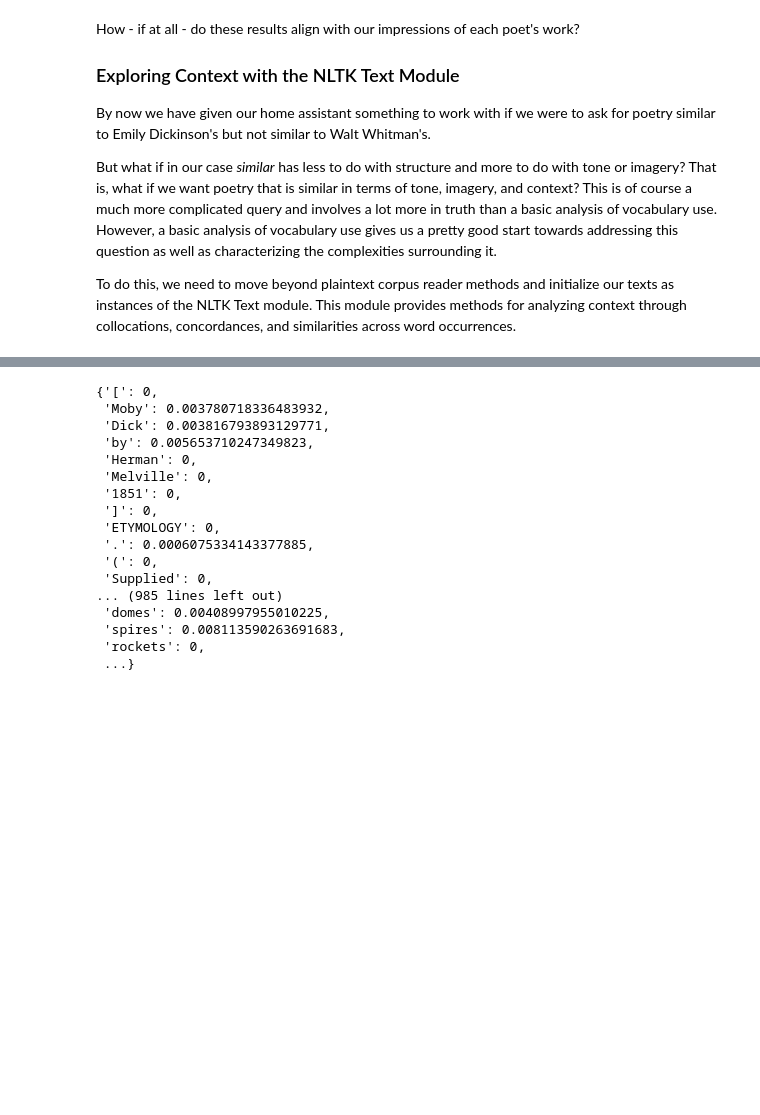
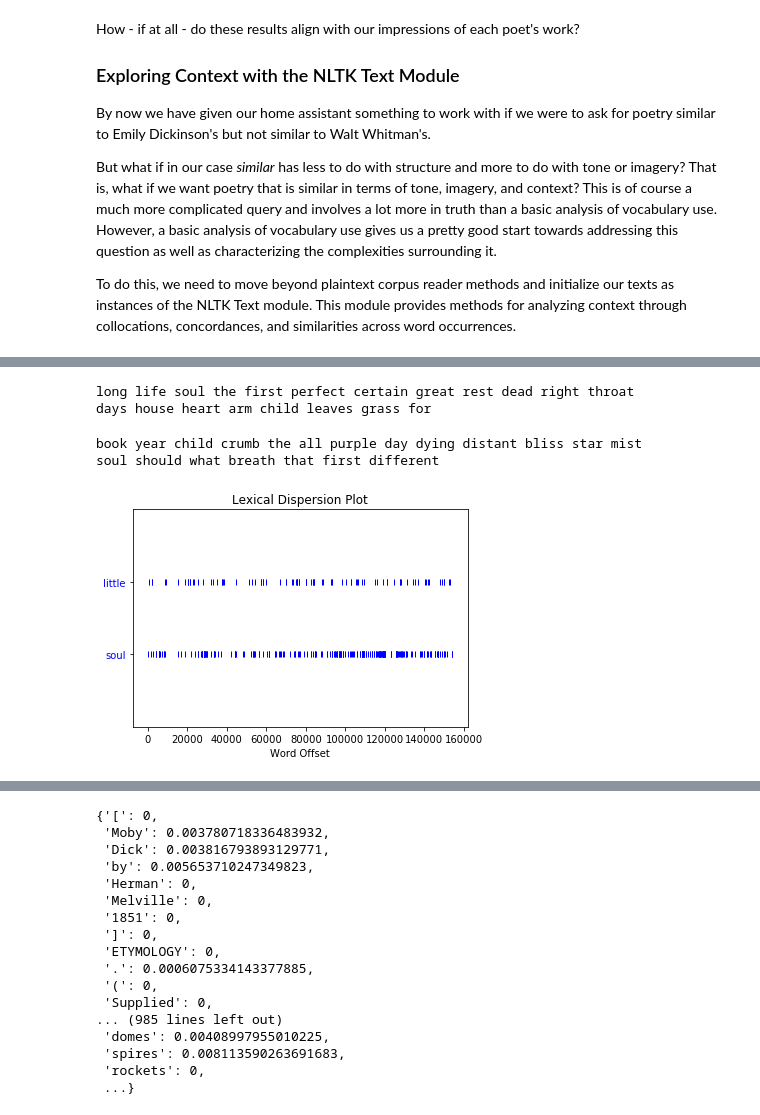
Before and after one commit to unmrds/cc-nlp, a Jupyter notebook: 02_Python_NLP_Tutorial.ipynb, the cells around one changed output, grey strips where cells are left out. Drawn from its saved outputs; the diff is of its cells as text; code cells hidden in the pictures; blank space fills up the shorter version.

```diff
--- a/02_Python_NLP_Tutorial.ipynb
+++ b/02_Python_NLP_Tutorial.ipynb
@@ -563,0 +490,11 @@ ci.similar_words('man')
+# %%
+# Initialize as Text and ContextIndex objects
+# https://www.nltk.org/api/nltk.html#module-nltk.text
+
+waltText = Text(am_poets.words(ww))
+emilyText = Text(am_poets.words(ed))
+
+# ContextIndex object provides a token list that we will need later
+
+waltContextIndex = ContextIndex(am_poets.words(ww))
+emilyContextIndex = ContextIndex(am_poets.words(ed))
@@ -563,0 +583,18 @@ ci.similar_words('man')
+# %%
+# The similar() method allows us to discover words that are used most frequently in the same context
+
+waltText.similar('little')
+# %% [output]
+long life soul the first perfect certain great rest dead right throat
+days house heart arm child leaves grass for
+# %%
+emilyText.similar('little')
+# %% [output]
+book year child crumb the all purple day dying distant bliss star mist
+soul should what breath that first different
+# %%
+# Finally, the dispersion_plot() method provides a plot of word occurrences.
+
+waltText.dispersion_plot(['little', 'soul'])
+# %% [output]
+[figure, added]
```
Also changed, not shown: parts of 21 cells of this notebook.
